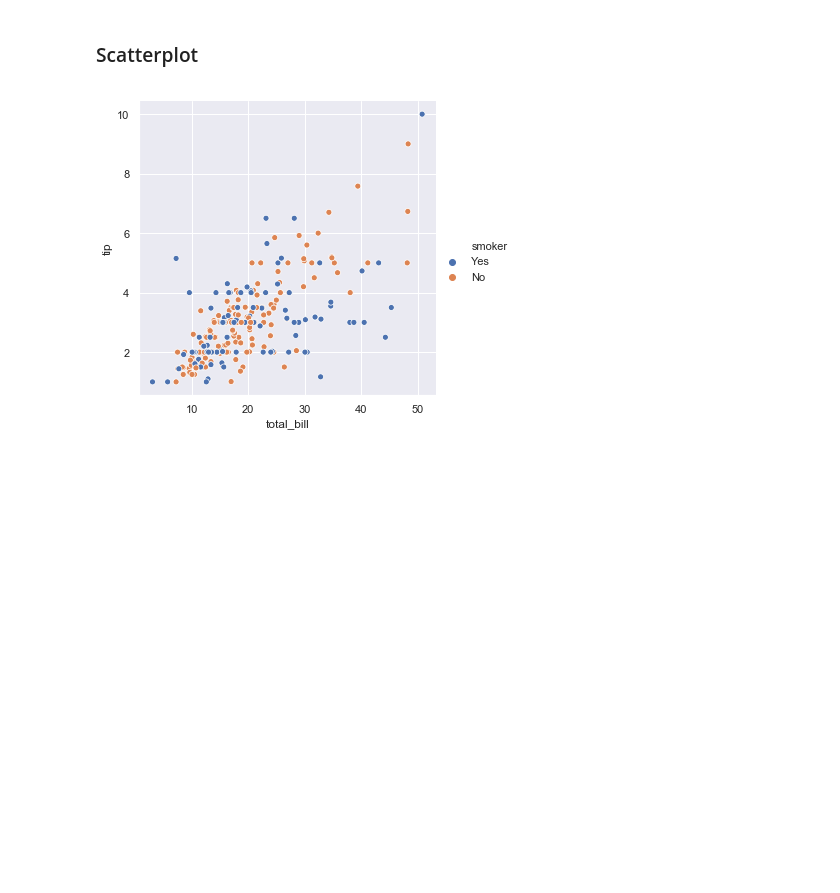
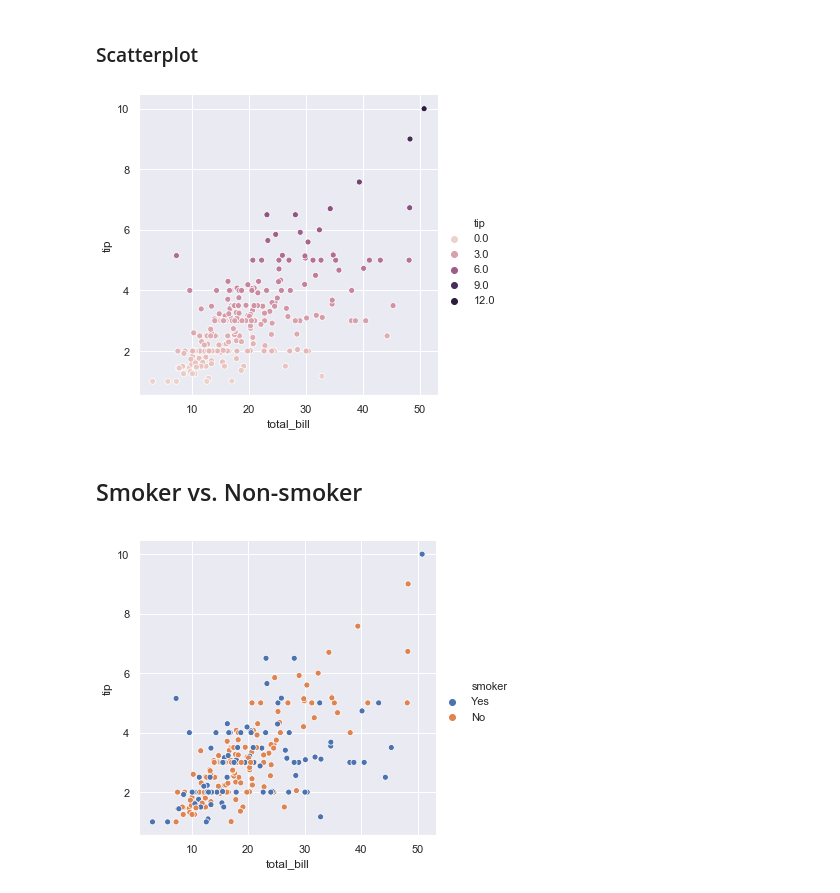
Before and after one commit to ANihill/Fundamentals-Assessment, a Jupyter notebook: Fundamentals of Data Analytics - Assessment.ipynb, the cells around one changed output. Cells and saved outputs as stored; diff of their text form; code cells hidden in the pictures; blank space fills up the shorter version.

```diff
--- a/Fundamentals of Data Analytics - Assessment.ipynb
+++ b/Fundamentals of Data Analytics - Assessment.ipynb
@@ -59,5 +66,11 @@ sns.distplot(tips['tip'], kde=False, bins=10);
 # %% [markdown]
 ### Scatterplot
+# %%
+sns.relplot(x="total_bill", y="tip", hue="tip", data=tips);
+# %% [output]
+[figure, added]
+# %% [markdown]
+## Smoker vs. Non-smoker
 # %%
 # Scatterplot of 3 dimensions of data, total bill, tip, and whether the customer was a smoker
 sns.relplot(x="total_bill", y="tip", hue="smoker", data=tips);
```
Also changed, not shown: parts of 9 cells of this notebook.
